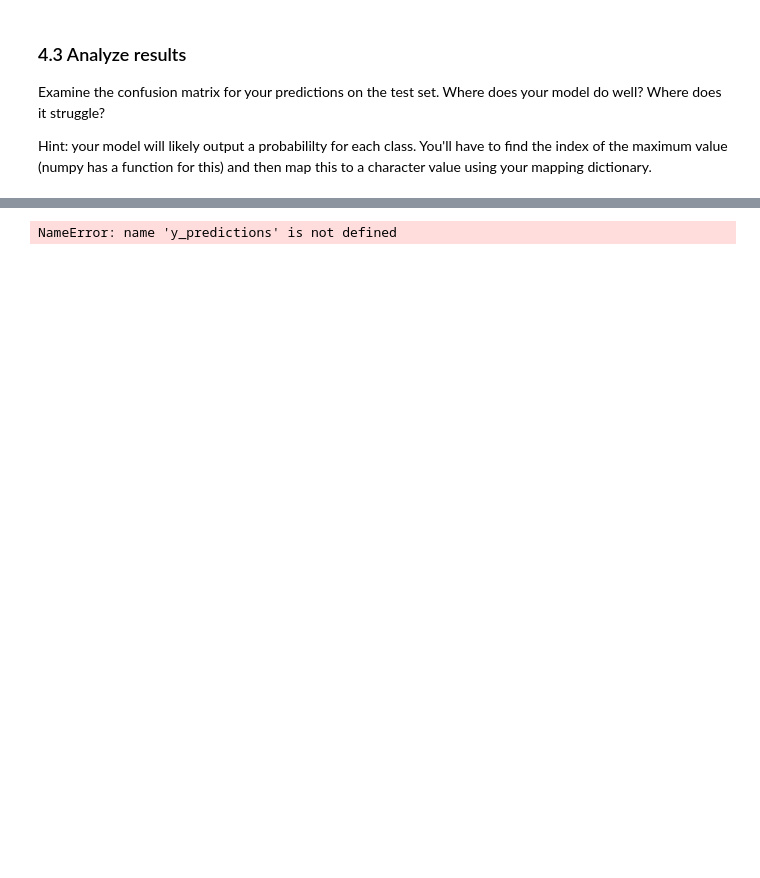
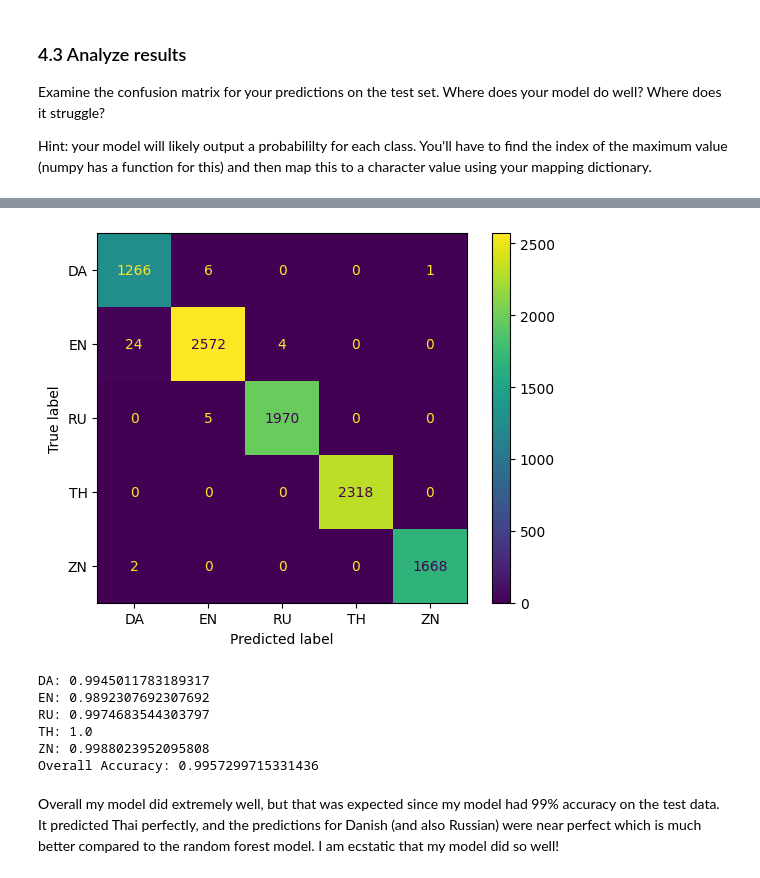
Before and after one commit to AwpData/INFO-371-Stuff, a Jupyter notebook: Problem Sets/INFO_371_problem_set_4.ipynb, the cells around one changed output, grey strips where cells are left out. Cells and saved outputs as stored; diff of their text form; code cells hidden in the pictures; blank space fills up the shorter version.

```diff
--- a/Problem Sets/INFO_371_problem_set_4.ipynb
+++ b/Problem Sets/INFO_371_problem_set_4.ipynb
@@ -846,11 +872,28 @@ NameError: name 'model' is not defined
 # %%
-y_predictions = np.argmax(y_predictions, axis=1)
+y_predictions = pd.Series(np.argmax(y_predictions, axis=1)).map(languages_map)
 # %%
-y_test = np.argmax(test_generator.classes)
+y_test = pd.Series(test_generator.classes).map(languages_map) # .classes is a numerical representation of each language
 # %%
 rf_cm = confusion_matrix(y_test, y_predictions)
-# disp = ConfusionMatrixDisplay(rf_cm, display_labels=['DA', 'EN', 'RU', 'TH', 'ZN'])
-# disp.plot()
-# plt.show()
+disp = ConfusionMatrixDisplay(rf_cm, display_labels=['DA', 'EN', 'RU', 'TH', 'ZN'])
+disp.plot()
+plt.show()
 # %% [output]
-NameError: name 'y_predictions' is not defined
+[figure, added]
+# %%
+# Calculate proportions of correct predictions for each language in our test dataset
+print("DA:", 1266 / 1273)
+print("EN:", 2572 / 2600)
+print("RU:", 1970 / 1975)
+print("TH:", 2318 / 2318)
+print("ZN:", 1668 / 1670)
+print("Overall Accuracy:", (1266 + 2572 + 1970 + 2318 + 1668) / (1273 + 2600 + 1975 + 2318 + 1670))
+# %% [output]
+DA: 0.9945011783189317
+EN: 0.9892307692307692
+RU: 0.9974683544303797
+TH: 1.0
+ZN: 0.9988023952095808
+Overall Accuracy: 0.9957299715331436
+# %% [markdown]
+Overall my model did extremely well, but that was expected since my model had 99% accuracy on the test data. It predicted Thai perfectly, and the predictions for Danish (and also Russian) were near perfect which is much better compared to the random forest model. I am ecstatic that my model did so well!
```
Also changed, not shown: parts of 29 cells of this notebook, 1 other file.
